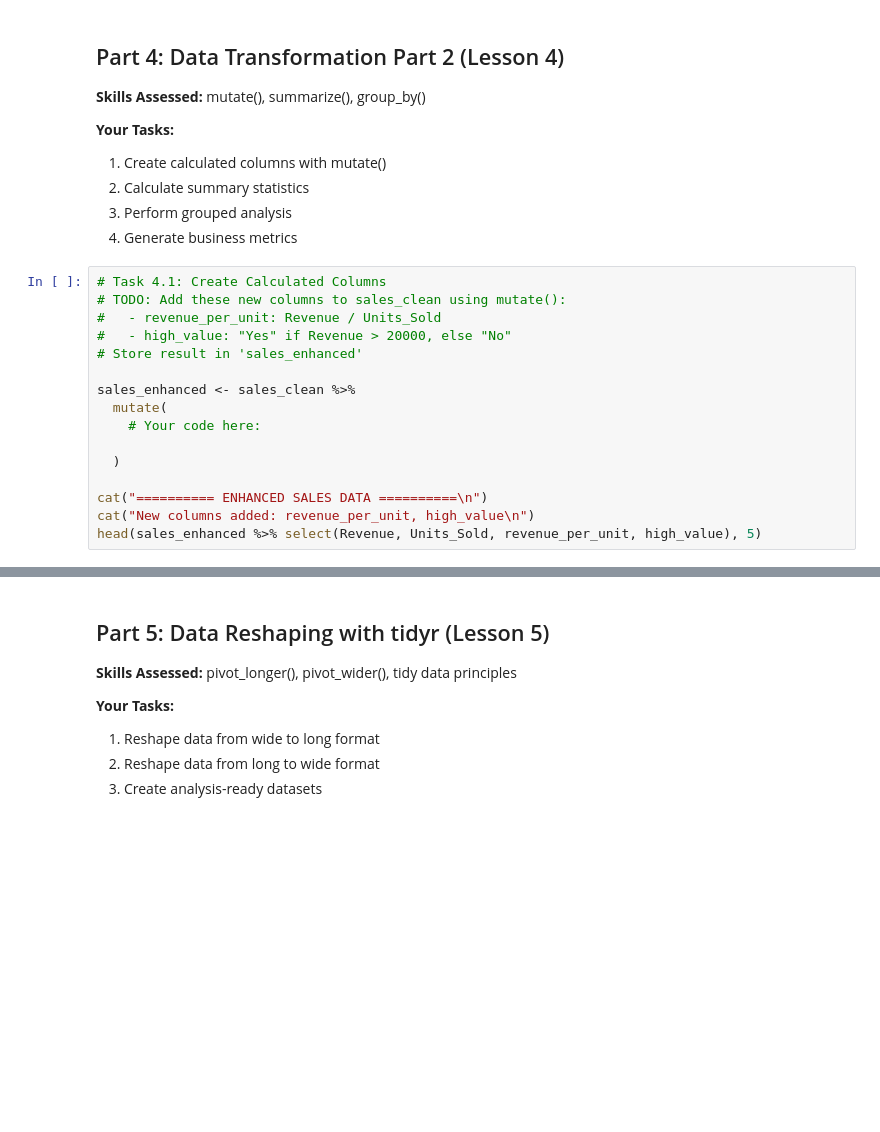
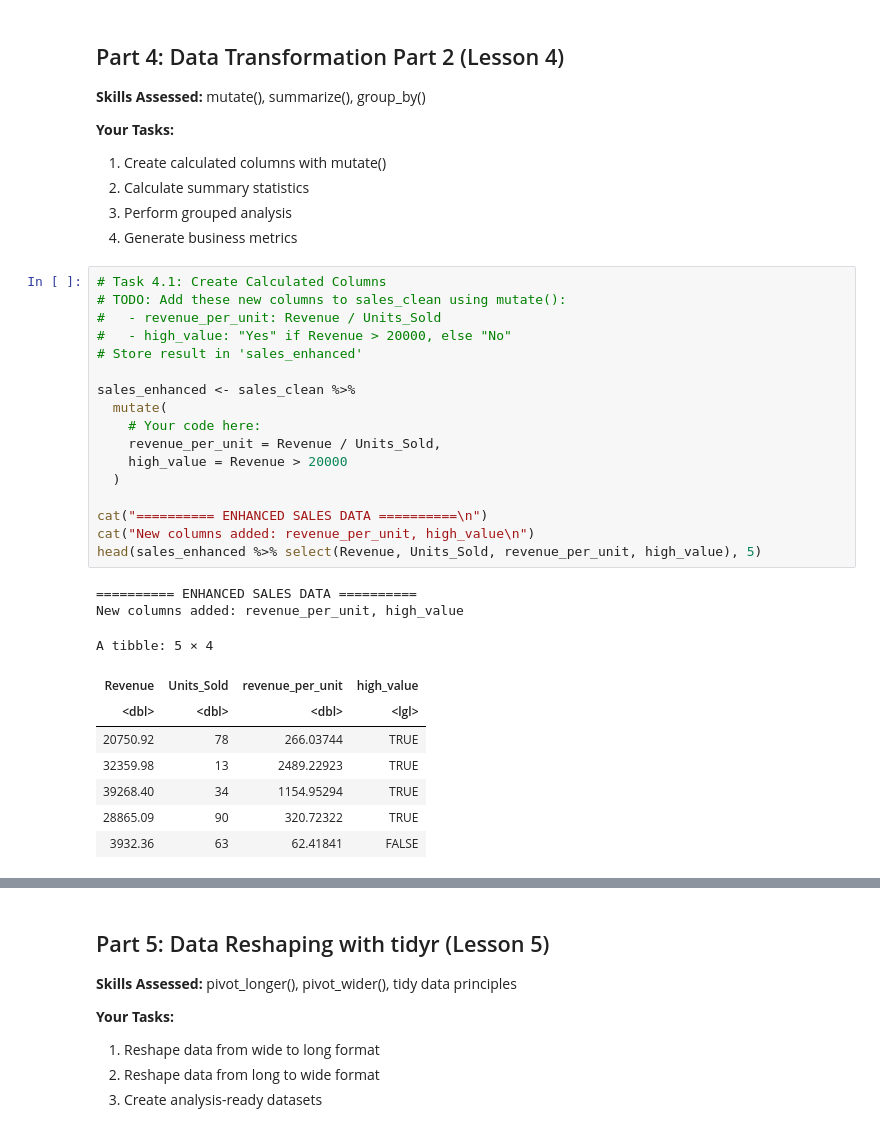
Before and after one commit to UTSA-Humphries-Data-Science/assignment-1-version-3-vivicowan, a Jupyter notebook: assignment/Midterm/MIDTERM_EXAM_COMPREHENSIVE.ipynb, the cells around one changed output, grey strips where cells are left out. Drawn from its saved outputs; the diff is of its cells as text; blank space fills up the shorter version.

```diff
--- a/assignment/Midterm/MIDTERM_EXAM_COMPREHENSIVE.ipynb
+++ b/assignment/Midterm/MIDTERM_EXAM_COMPREHENSIVE.ipynb
@@ -300,19 +396,31 @@ print(regional_top_sales)
 # %%
 # Task 4.1: Create Calculated Columns
 # TODO: Add these new columns to sales_clean using mutate():
 #   - revenue_per_unit: Revenue / Units_Sold
 #   - high_value: "Yes" if Revenue > 20000, else "No"
 # Store result in 'sales_enhanced'
 
 sales_enhanced <- sales_clean %>%
   mutate(
     # Your code here:
-
+    revenue_per_unit = Revenue / Units_Sold,
+    high_value = Revenue > 20000
   )
 
 cat("========== ENHANCED SALES DATA ==========\n")
 cat("New columns added: revenue_per_unit, high_value\n")
 head(sales_enhanced %>% select(Revenue, Units_Sold, revenue_per_unit, high_value), 5)
+# %% [output]
+========== ENHANCED SALES DATA ==========
+New columns added: revenue_per_unit, high_value
+A tibble: 5 × 4
+| Revenue | Units_Sold | revenue_per_unit | high_value |
+| <dbl> | <dbl> | <dbl> | <lgl> |
+| 20750.92 | 78 | 266.03744 | TRUE |
+| 32359.98 | 13 | 2489.22923 | TRUE |
+| 39268.40 | 34 | 1154.95294 | TRUE |
+| 28865.09 | 90 | 320.72322 | TRUE |
+| 3932.36 | 63 | 62.41841 | FALSE |
 # %%
 # Task 4.2: Calculate Overall Summary Statistics
 # TODO: Create 'overall_summary' with these metrics from sales_enhanced:
```
Also changed, not shown: parts of 11 cells of this notebook, 5 other files.
